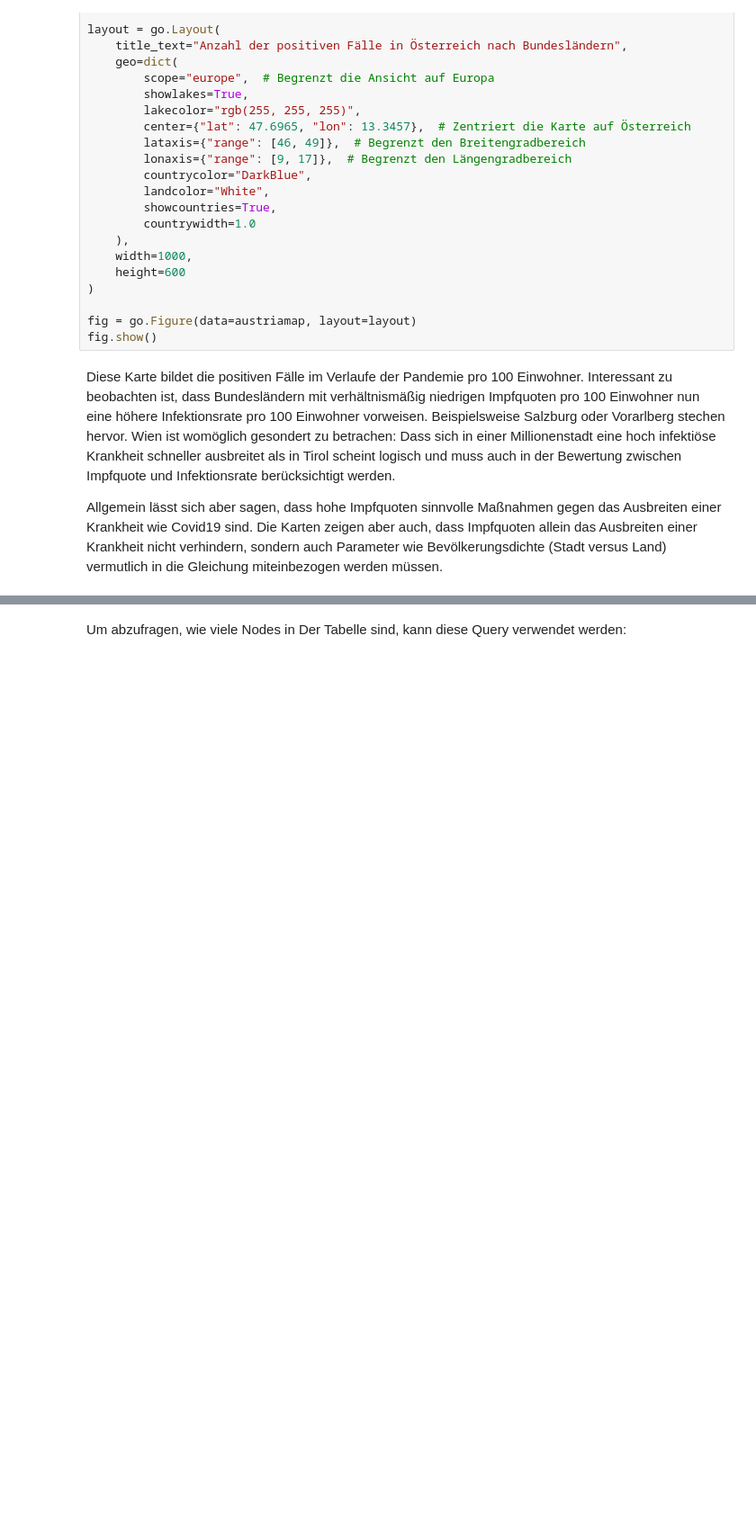
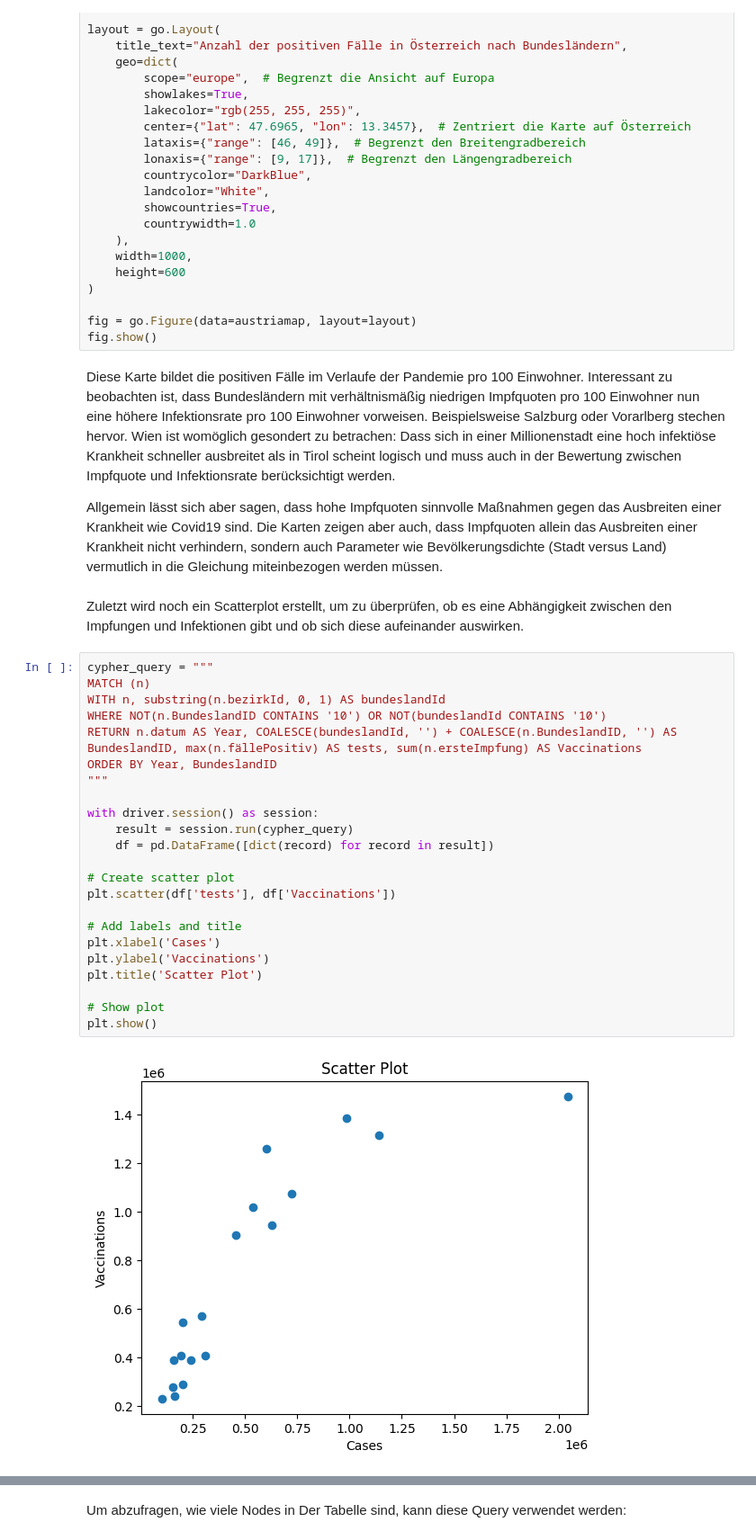
Before and after one commit to wi22b085/big-data, a Jupyter notebook: BigData-Projekt_Covid/BD_Project.ipynb, the cells around one changed output, grey strips where cells are left out. Shown at 90% size. Cells and saved outputs as stored; diff of their text form; blank space fills up the shorter version.

```diff
--- a/BigData-Projekt_Covid/BD_Project.ipynb
+++ b/BigData-Projekt_Covid/BD_Project.ipynb
@@ -1192,3 +1523,30 @@ fig.show()
 Diese Karte bildet die positiven Fälle im Verlaufe der Pandemie pro 100 Einwohner. Interessant zu beobachten ist, dass Bundesländern mit verhältnismäßig niedrigen Impfquoten pro 100 Einwohner nun eine höhere Infektionsrate pro 100 Einwohner vorweisen. Beispielsweise Salzburg oder Vorarlberg stechen hervor. Wien ist womöglich gesondert zu betrachen: Dass sich in einer Millionenstadt eine hoch infektiöse Krankheit schneller ausbreitet als in Tirol scheint logisch und muss auch in der Bewertung zwischen Impfquote und Infektionsrate berücksichtigt werden.
 
 Allgemein lässt sich aber sagen, dass hohe Impfquoten sinnvolle Maßnahmen gegen das Ausbreiten einer Krankheit wie Covid19 sind. Die Karten zeigen aber auch, dass Impfquoten allein das Ausbreiten einer Krankheit nicht verhindern, sondern auch Parameter wie Bevölkerungsdichte (Stadt versus Land) vermutlich in die Gleichung miteinbezogen werden müssen.
+# %% [markdown]
+Zuletzt wird noch ein Scatterplot erstellt, um zu überprüfen, ob es eine Abhängigkeit zwischen den Impfungen und Infektionen gibt und ob sich diese aufeinander auswirken.
+# %%
+cypher_query = """
+MATCH (n)
+WITH n, substring(n.bezirkId, 0, 1) AS bundeslandId
+WHERE NOT(n.BundeslandID CONTAINS '10') OR NOT(bundeslandId CONTAINS '10')
+RETURN n.datum AS Year, COALESCE(bundeslandId, '') + COALESCE(n.BundeslandID, '') AS BundeslandID, max(n.fällePositiv) AS tests, sum(n.ersteImpfung) AS Vaccinations
+ORDER BY Year, BundeslandID
+"""
+
+with driver.session() as session:
+    result = session.run(cypher_query)
+    df = pd.DataFrame([dict(record) for record in result])
+
+# Create scatter plot
+plt.scatter(df['tests'], df['Vaccinations'])
+
+# Add labels and title
+plt.xlabel('Cases')
+plt.ylabel('Vaccinations')
+plt.title('Scatter Plot')
+
+# Show plot
+plt.show()
+# %% [output]
+[figure, added]
```
Also changed, not shown: parts of 62 cells of this notebook, 1 other file.
